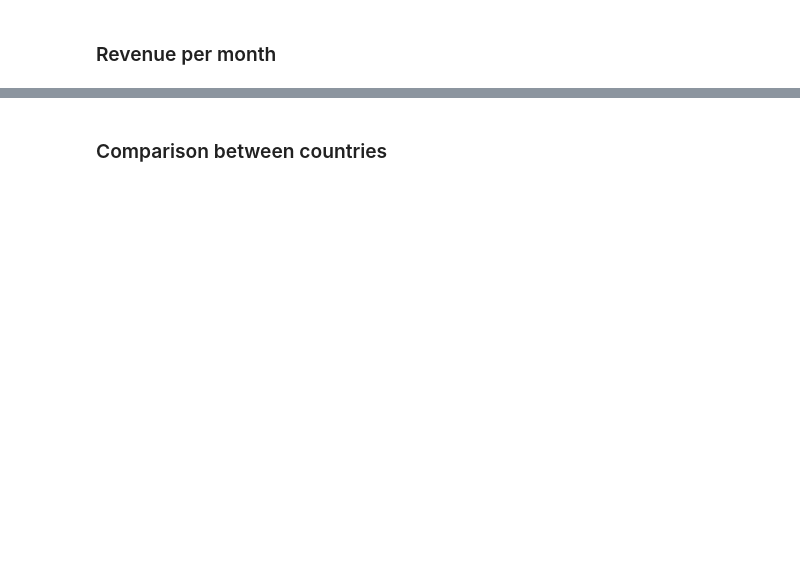
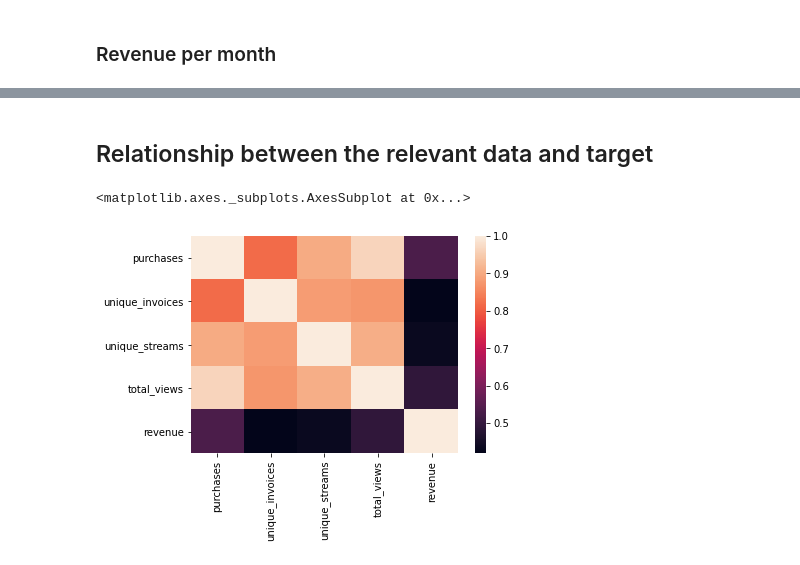
Before and after one commit to MBAigner/ai-workflow-capstone, a Jupyter notebook: scripts/part_1.ipynb, the cells around one changed output, grey strips where cells are left out. Drawn from its saved outputs; the diff is of its cells as text; code cells hidden in the pictures; blank space fills up the shorter version.

```diff
--- a/scripts/part_1.ipynb
+++ b/scripts/part_1.ipynb
@@ -314,3 +314,3 @@ for country in countries:
 [figure]
-# %% [markdown]
-### Comparison between countries
+# %% [markdown]
+## Relationship between the relevant data and target
@@ -316,0 +319,8 @@ for country in countries:
+# %%
+df = ts_all["all"][["purchases", "unique_invoices", "unique_streams", "total_views", "revenue"]]
+c = df.corr()
+# %%
+sns.heatmap(c)
+# %% [output]
+<matplotlib.axes._subplots.AxesSubplot at 0x...>
+[figure, added]
```
Also changed, not shown: parts of 5 cells of this notebook, 2 other files.
